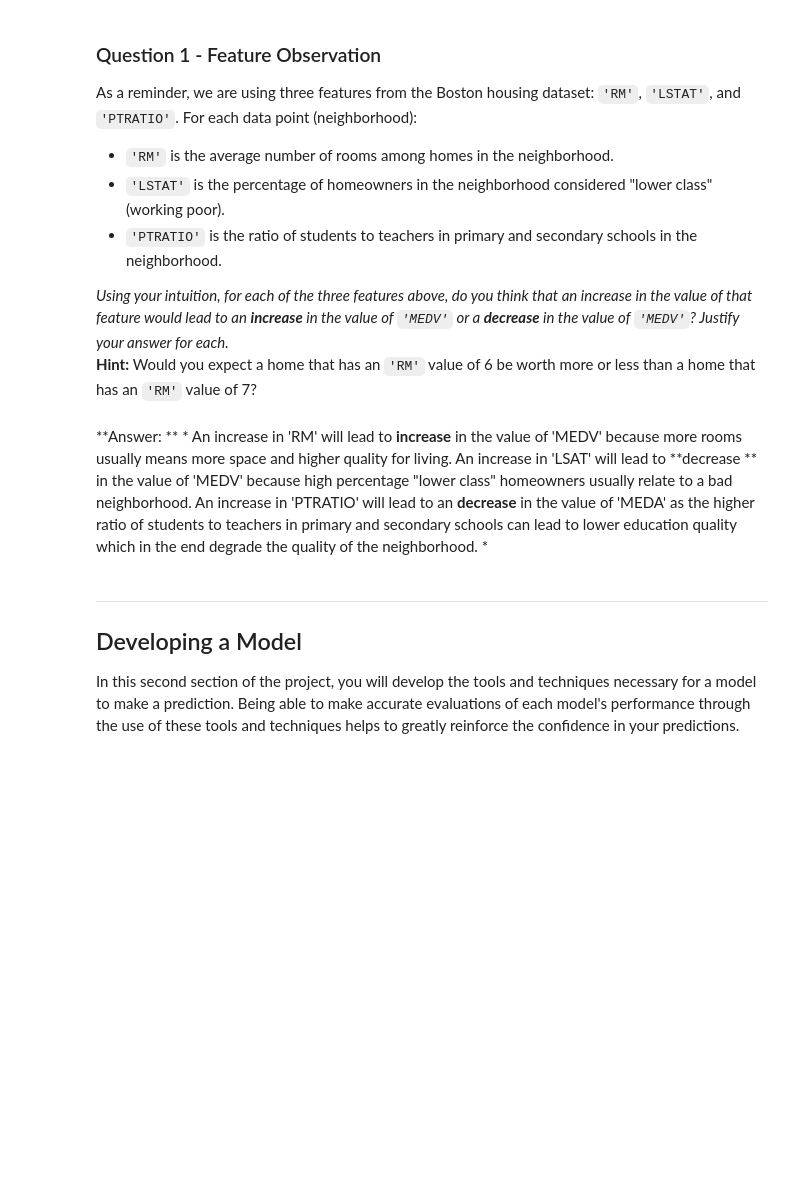
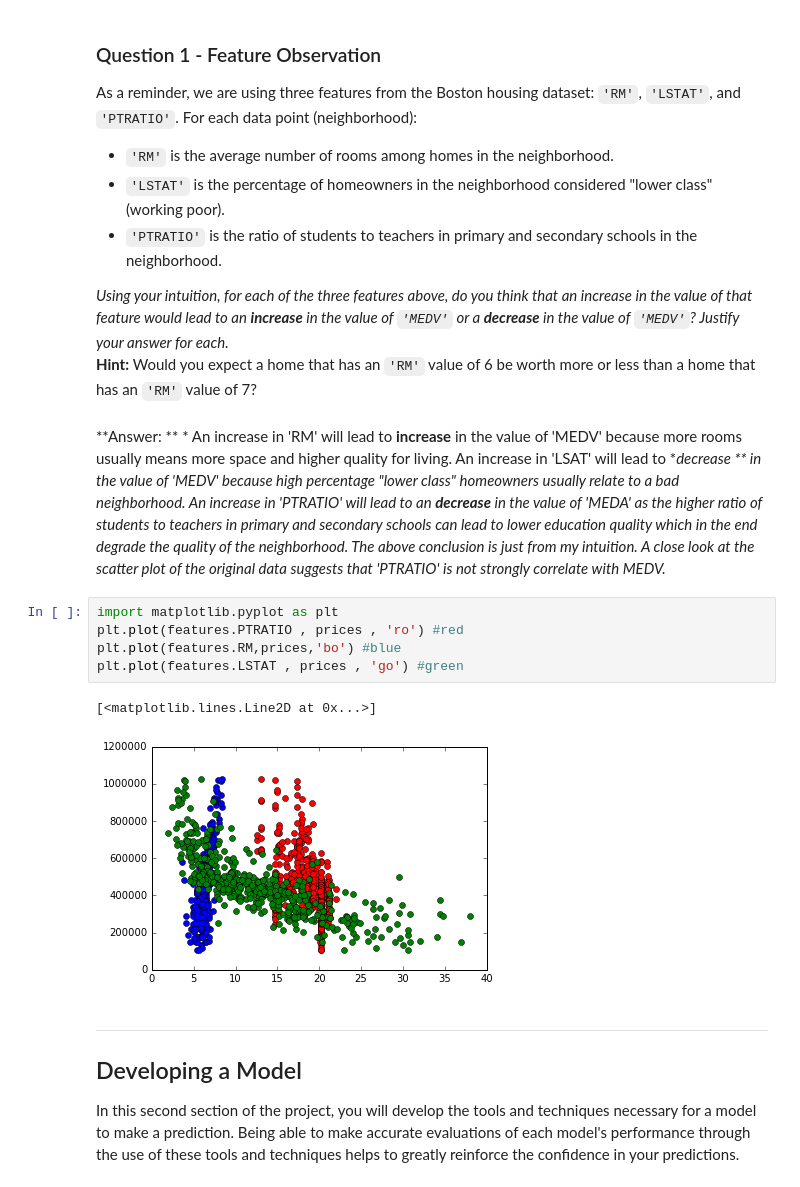
Before and after one commit to Shitao-zz/boston_housing, a Jupyter notebook: boston_housing.ipynb, the cells around one changed output. Drawn from its saved outputs; the diff is of its cells as text; blank space fills up the shorter version.

```diff
--- a/boston_housing.ipynb
+++ b/boston_housing.ipynb
@@ -91,7 +91,15 @@ As a reminder, we are using three features from the Boston housing dataset: `'RM
 _Using your intuition, for each of the three features above, do you think that an increase in the value of that feature would lead to an **increase** in the value of `'MEDV'` or a **decrease** in the value of `'MEDV'`? Justify your answer for each._
 **Hint:** Would you expect a home that has an `'RM'` value of 6 be worth more or less than a home that has an `'RM'` value of 7?
 # %% [markdown]
-**Answer: ** * An increase in 'RM' will lead to **increase** in the value of 'MEDV' because more rooms usually means more space and higher quality for living. An increase in 'LSAT' will lead to **decrease ** in the value of 'MEDV' because high percentage "lower class" homeowners usually relate to a bad neighborhood. An increase in 'PTRATIO' will lead to an **decrease** in the value of 'MEDA' as the higher ratio of students to teachers in primary and secondary schools can lead to lower education quality which in the end degrade the quality of the neighborhood. *
+**Answer: ** * An increase in 'RM' will lead to **increase** in the value of 'MEDV' because more rooms usually means more space and higher quality for living. An increase in 'LSAT' will lead to **decrease ** in the value of 'MEDV' because high percentage "lower class" homeowners usually relate to a bad neighborhood. An increase in 'PTRATIO' will lead to an **decrease** in the value of 'MEDA' as the higher ratio of students to teachers in primary and secondary schools can lead to lower education quality which in the end degrade the quality of the neighborhood. The above conclusion is just from my intuition. A close look at the scatter plot of the original data suggests that 'PTRATIO' is not strongly correlate with MEDV.*
+# %%
+import matplotlib.pyplot as plt
+plt.plot(features.PTRATIO , prices , 'ro') #red
+plt.plot(features.RM,prices,'bo') #blue
+plt.plot(features.LSTAT , prices , 'go') #green
+# %% [output]
+[<matplotlib.lines.Line2D at 0x...>]
+[figure, added]
 # %% [markdown]
 ----
 
```
Also changed, not shown: parts of 10 cells of this notebook, 2 other files.
